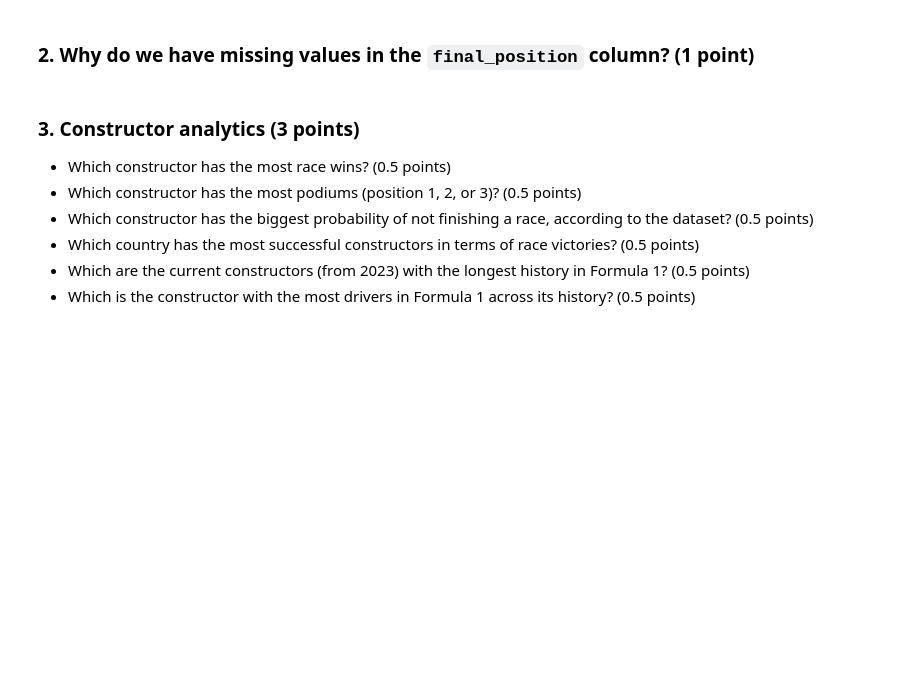
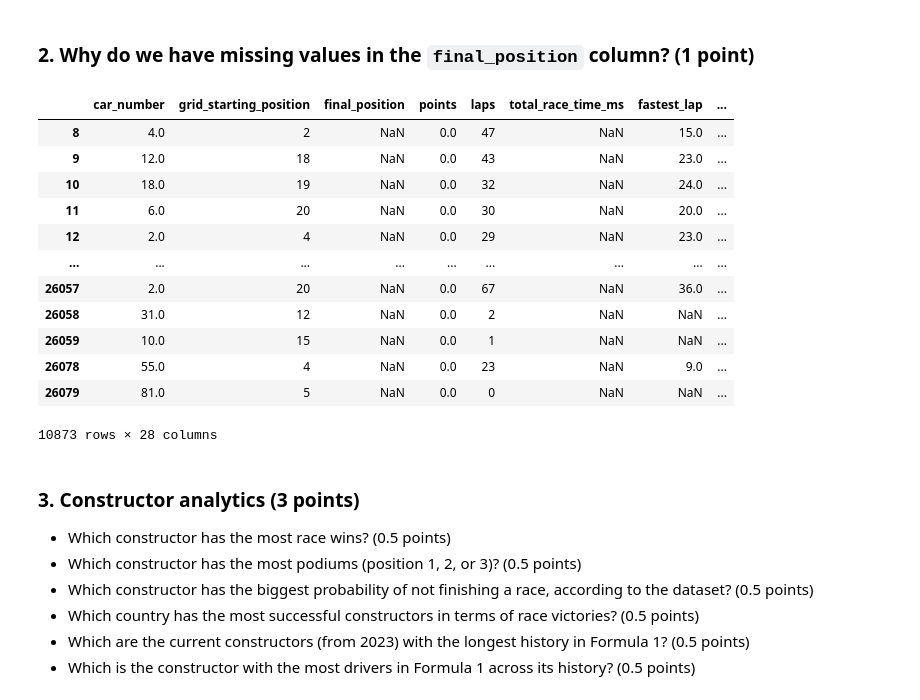
Before and after one commit to BOYSABIO/IE-University, a Jupyter notebook: IE_MASTERS/7_PYTHON_FOR_DATA_ANALYSIS/GROUP_PROJECT/group_assignment (3).ipynb, the cells around one changed output. Saved outputs shown, nothing was run; the diff lists cells and outputs as text; code cells hidden in the pictures; blank space fills up the shorter version.

Commit message:
Group assignment start

```diff
--- a/IE_MASTERS/7_PYTHON_FOR_DATA_ANALYSIS/GROUP_PROJECT/group_assignment (3).ipynb
+++ b/IE_MASTERS/7_PYTHON_FOR_DATA_ANALYSIS/GROUP_PROJECT/group_assignment (3).ipynb
@@ -62,3 +62,10 @@ The data is composed of the following variables:
     * Hint1: use the `pd.to_datetime` function to convert the date columns to datetime
     * Hint2: use the `driver_dob` and substract from it the `race_date` column
     * Hint3: use the `dt.days` property to convert the result to days, then divide by 365.25 to get the age in years
+# %%
+import pandas as pd
+
+df = pd.read_csv('f1_data.csv')
+pd.set_option('display.max_columns', None)
+
+df.head(5)
@@ -64,0 +79,13 @@ The data is composed of the following variables:
+# %%
+import datetime as dt
+
+print(df.shape)
+
+df['driver_dob'] = pd.to_datetime(df['driver_dob'])
+df['race_date'] = pd.to_datetime(df['race_date'])
+
+print(df.dtypes)
+
+df['age'] = (df['race_date'] - df['driver_dob']).dt.days / 365
+
+df.head(5)
@@ -65,5 +116,21 @@ The data is composed of the following variables:
 # %% [markdown]
 ### 2. Why do we have missing values in the `final_position` column? (1 point)
+# %%
+df[df['final_position'].isna()]
+# %% [output]
+|  | car_number | grid_starting_position | final_position | points | laps | total_race_time_ms | fastest_lap | ... |
+| 8 | 4.0 | 2 | NaN | 0.0 | 47 | NaN | 15.0 | ... |
+| 9 | 12.0 | 18 | NaN | 0.0 | 43 | NaN | 23.0 | ... |
+| 10 | 18.0 | 19 | NaN | 0.0 | 32 | NaN | 24.0 | ... |
+| 11 | 6.0 | 20 | NaN | 0.0 | 30 | NaN | 20.0 | ... |
+| 12 | 2.0 | 4 | NaN | 0.0 | 29 | NaN | 23.0 | ... |
+| ... | ... | ... | ... | ... | ... | ... | ... | ... |
+| 26057 | 2.0 | 20 | NaN | 0.0 | 67 | NaN | 36.0 | ... |
+| 26058 | 31.0 | 12 | NaN | 0.0 | 2 | NaN | NaN | ... |
+| 26059 | 10.0 | 15 | NaN | 0.0 | 1 | NaN | NaN | ... |
+| 26078 | 55.0 | 4 | NaN | 0.0 | 23 | NaN | 9.0 | ... |
+| 26079 | 81.0 | 5 | NaN | 0.0 | 0 | NaN | NaN | ... |
+10873 rows × 28 columns
 # %% [markdown]
 ### 3. Constructor analytics (3 points)
 
```
Also changed, not shown: parts of 2 cells of this notebook.
